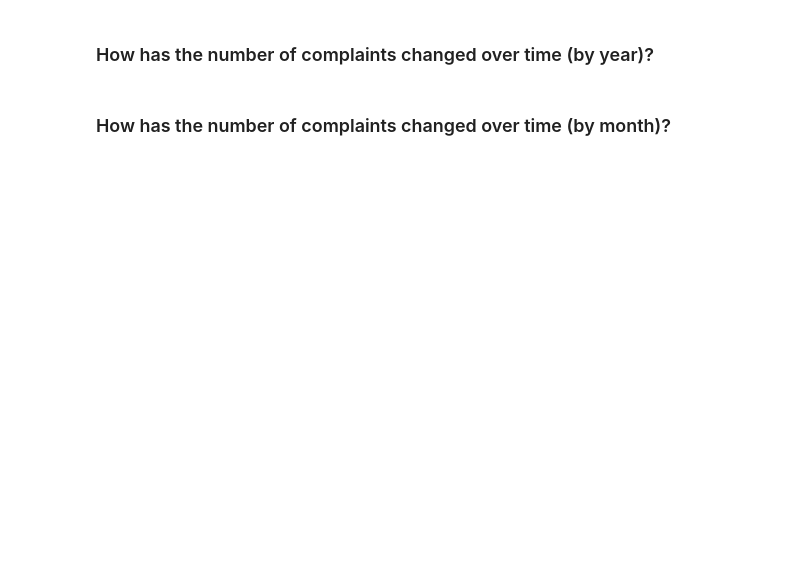
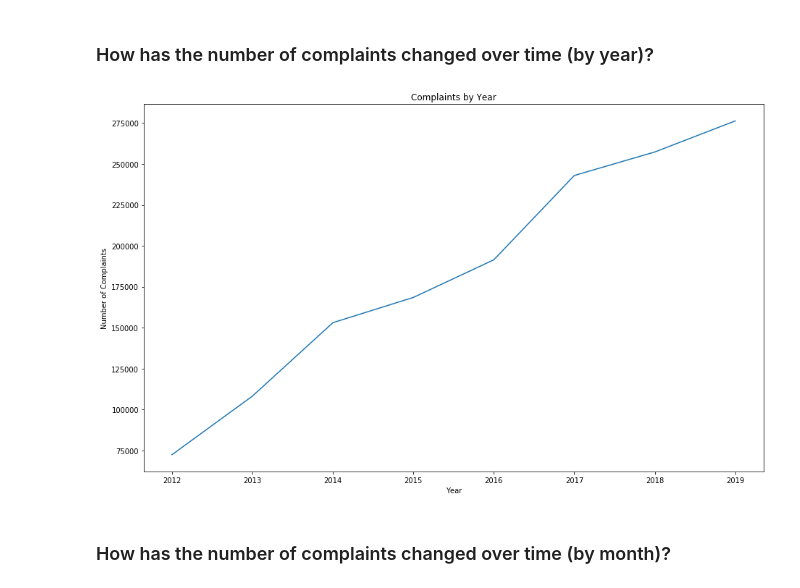
Before and after one commit to allisoncstafford/spark-data-prep-blog, a Jupyter notebook: data_prep_pyspark_blog.ipynb, the cells around one changed output. Cells and saved outputs as stored; diff of their text form; code cells hidden in the pictures; blank space fills up the shorter version.

```diff
--- a/data_prep_pyspark_blog.ipynb
+++ b/data_prep_pyspark_blog.ipynb
@@ -260,4 +263,19 @@ plt.savefig('images/company_counts.png')
 # %% [markdown]
 ### How has the number of complaints changed over time (by year)?
+# %%
+year = df_clean.groupby("y_submitted").count().orderBy('y_submitted').toPandas()
+# %%
+# data for 2011 and 2020 are only partial years. So I decided to cut them
+year = year[1:9]
+# %%
+fig, ax = plt.subplots(figsize=(13, 8))
+ax.plot(year['y_submitted'], year['count'])
+ax.set_title("Complaints by Year")
+ax.set_xlabel("Year")
+ax.set_ylabel('Number of Complaints')
+
+plt.savefig('images/year.png')
+# %% [output]
+[figure, added]
 # %% [markdown]
 ### How has the number of complaints changed over time (by month)?
```
Also changed, not shown: parts of 17 cells of this notebook, 7 other files.
